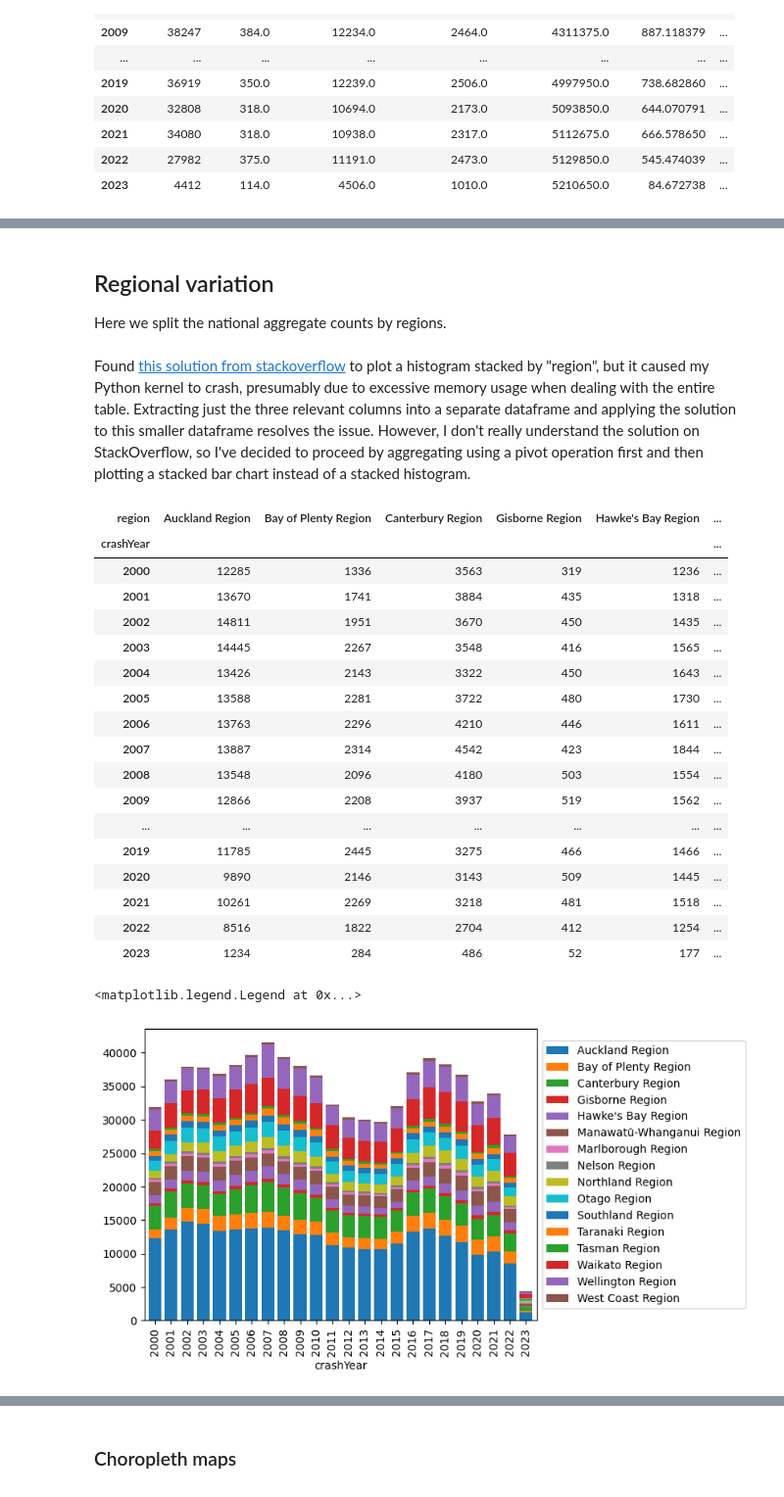
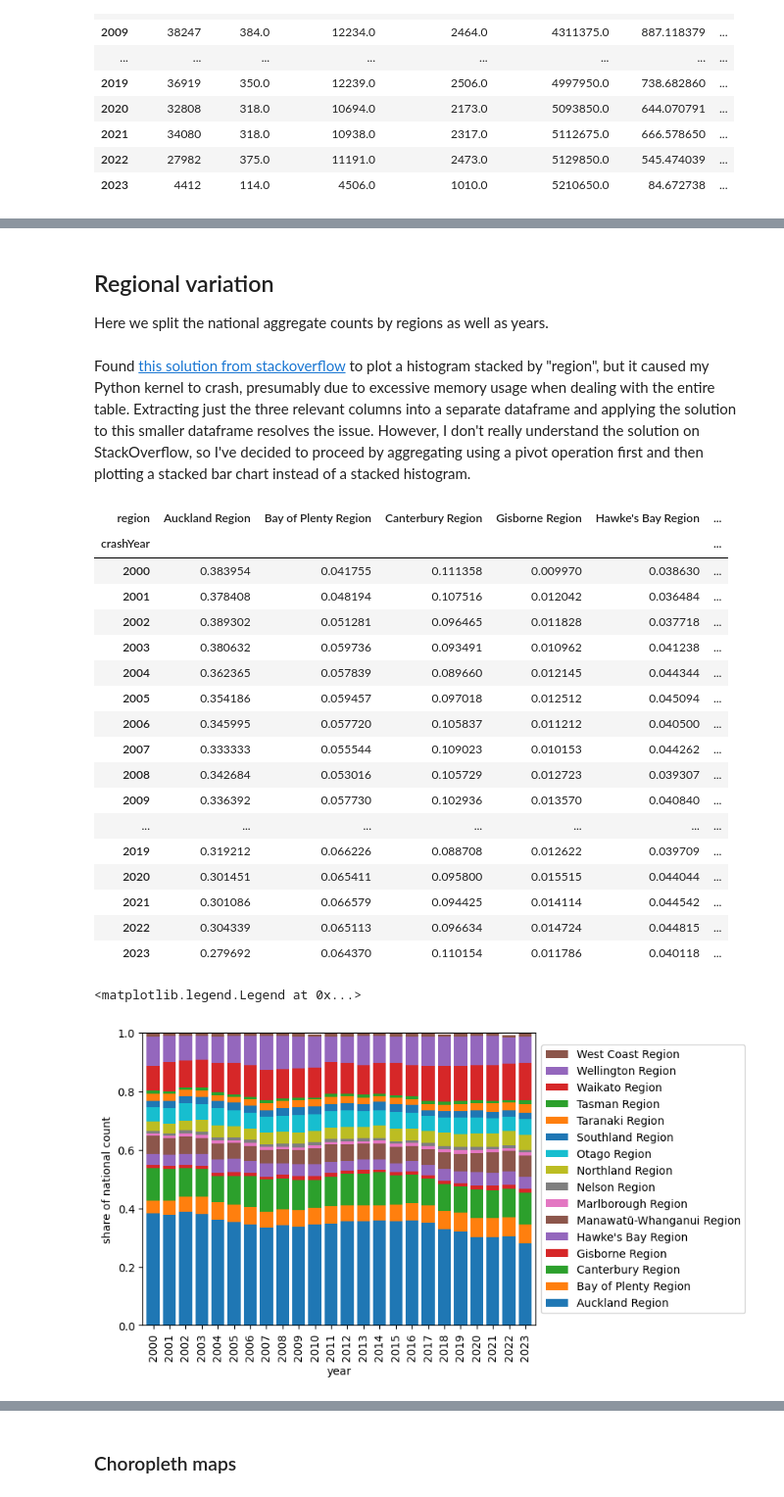
Before and after one commit to dmitrische/cas-data-exploration, a Jupyter notebook: assignment.ipynb, the cells around one changed output, grey strips where cells are left out. Shown at 98% size. Saved outputs shown, nothing was run; the diff lists cells and outputs as text; code cells hidden in the pictures.

```diff
--- a/assignment.ipynb
+++ b/assignment.ipynb
@@ -163,6 +163,8 @@ annual_counts.rename(columns={"Estimated resident population":"estimatedPopulati
 # Calculate crash and fatality counts per capita
 annual_counts['crashesPer100k'] = (100000*annual_counts['crashCount'])/annual_counts['estimatedPopulation']
 annual_counts['fatalitiesPer100k'] = (100000*annual_counts['fatalCount'])/annual_counts['estimatedPopulation']
+annual_counts['injuriesPer100Crashes'] = 100*(annual_counts['minorInjuryCount']+annual_counts['seriousInjuryCount'])/annual_counts['crashCount']
+annual_counts['fatalitiesPer100Crashes'] = 100*annual_counts['fatalCount']/annual_counts['crashCount']
 annual_counts
 # %% [output]
 |  | crashCount | fatalCount | minorInjuryCount | seriousInjuryCount | estimatedPopulation | crashesPer100k | ... |
@@ -196,7 +251,7 @@ array([<AxesSubplot: title={'center': 'crashes'}, ylabel='per 100000 residents'>
 # %% [markdown]
 ## Regional variation
 
-Here we split the national aggregate counts by regions.
+Here we split the national aggregate counts by regions as well as years.
 # %% [markdown]
 Found [this solution from stackoverflow](https://stackoverflow.com/questions/68382133/pandas-stacked-histogram-from-column-of-dataframe-by-values-of-another-column) to plot a histogram stacked by "region", but it caused my Python kernel to crash, presumably due to excessive memory usage when dealing with the entire table. Extracting just the three relevant columns into a separate dataframe and applying the solution to this smaller dataframe resolves the issue. However, I don't really understand the solution on StackOverflow, so I've decided to proceed by aggregating using a pivot operation first and then plotting a stacked bar chart instead of a stacked histogram.
 # %%
@@ -205,30 +260,34 @@ pt = pd.pivot_table(cas_df,
                     index='crashYear',
                     columns='region',
                     aggfunc=np.sum)
+for column in pt.columns:
+    pt[column] = pt[column]/annual_counts['crashCount']
 # %%
 pt
 # %% [output]
 | region | Auckland Region | Bay of Plenty Region | Canterbury Region | Gisborne Region | Hawke's Bay Region | ... |
 | crashYear |  |  |  |  |  | ... |
-| 2000 | 12285 | 1336 | 3563 | 319 | 1236 | ... |
-| 2001 | 13670 | 1741 | 3884 | 435 | 1318 | ... |
-| 2002 | 14811 | 1951 | 3670 | 450 | 1435 | ... |
-| 2003 | 14445 | 2267 | 3548 | 416 | 1565 | ... |
-| 2004 | 13426 | 2143 | 3322 | 450 | 1643 | ... |
-| 2005 | 13588 | 2281 | 3722 | 480 | 1730 | ... |
-| 2006 | 13763 | 2296 | 4210 | 446 | 1611 | ... |
-| 2007 | 13887 | 2314 | 4542 | 423 | 1844 | ... |
-| 2008 | 13548 | 2096 | 4180 | 503 | 1554 | ... |
-| 2009 | 12866 | 2208 | 3937 | 519 | 1562 | ... |
+| 2000 | 0.383954 | 0.041755 | 0.111358 | 0.009970 | 0.038630 | ... |
+| 2001 | 0.378408 | 0.048194 | 0.107516 | 0.012042 | 0.036484 | ... |
+| 2002 | 0.389302 | 0.051281 | 0.096465 | 0.011828 | 0.037718 | ... |
+| 2003 | 0.380632 | 0.059736 | 0.093491 | 0.010962 | 0.041238 | ... |
+| 2004 | 0.362365 | 0.057839 | 0.089660 | 0.012145 | 0.044344 | ... |
+| 2005 | 0.354186 | 0.059457 | 0.097018 | 0.012512 | 0.045094 | ... |
+| 2006 | 0.345995 | 0.057720 | 0.105837 | 0.011212 | 0.040500 | ... |
+| 2007 | 0.333333 | 0.055544 | 0.109023 | 0.010153 | 0.044262 | ... |
+| 2008 | 0.342684 | 0.053016 | 0.105729 | 0.012723 | 0.039307 | ... |
+| 2009 | 0.336392 | 0.057730 | 0.102936 | 0.013570 | 0.040840 | ... |
 | ... | ... | ... | ... | ... | ... | ... |
-| 2019 | 11785 | 2445 | 3275 | 466 | 1466 | ... |
-| 2020 | 9890 | 2146 | 3143 | 509 | 1445 | ... |
-| 2021 | 10261 | 2269 | 3218 | 481 | 1518 | ... |
-| 2022 | 8516 | 1822 | 2704 | 412 | 1254 | ... |
-| 2023 | 1234 | 284 | 486 | 52 | 177 | ... |
+| 2019 | 0.319212 | 0.066226 | 0.088708 | 0.012622 | 0.039709 | ... |
+| 2020 | 0.301451 | 0.065411 | 0.095800 | 0.015515 | 0.044044 | ... |
+| 2021 | 0.301086 | 0.066579 | 0.094425 | 0.014114 | 0.044542 | ... |
+| 2022 | 0.304339 | 0.065113 | 0.096634 | 0.014724 | 0.044815 | ... |
+| 2023 | 0.279692 | 0.064370 | 0.110154 | 0.011786 | 0.040118 | ... |
 # %%
-pt.plot.bar(stacked=True, width = 0.8).legend(loc='center left', bbox_to_anchor=(1.0, 0.5))
+ax = pt.plot.bar(stacked=True, width = 0.8, ylim=(0,1), ylabel='share of national count', xlabel='year')
+handles, labels = ax.get_legend_handles_labels()
+ax.legend(reversed(handles), reversed(labels),loc='center left', bbox_to_anchor=(1.0, 0.5))
 # %% [output]
 <matplotlib.legend.Legend at 0x...>
-[figure, old version]
+[figure, new version]
 # %% [markdown]
```
Also changed, not shown: parts of 21 cells of this notebook, 2 other files.
